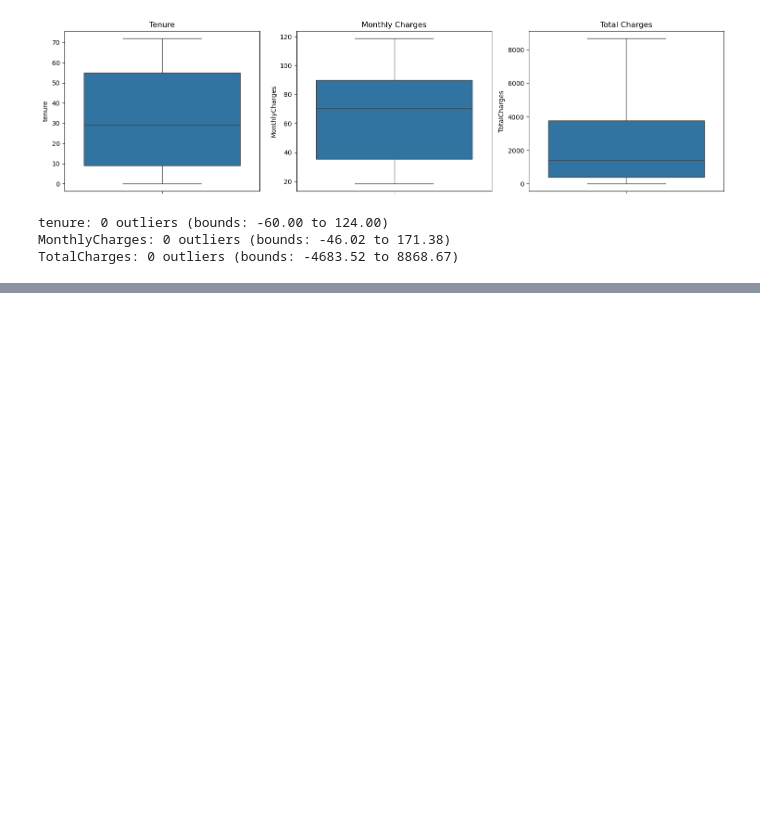
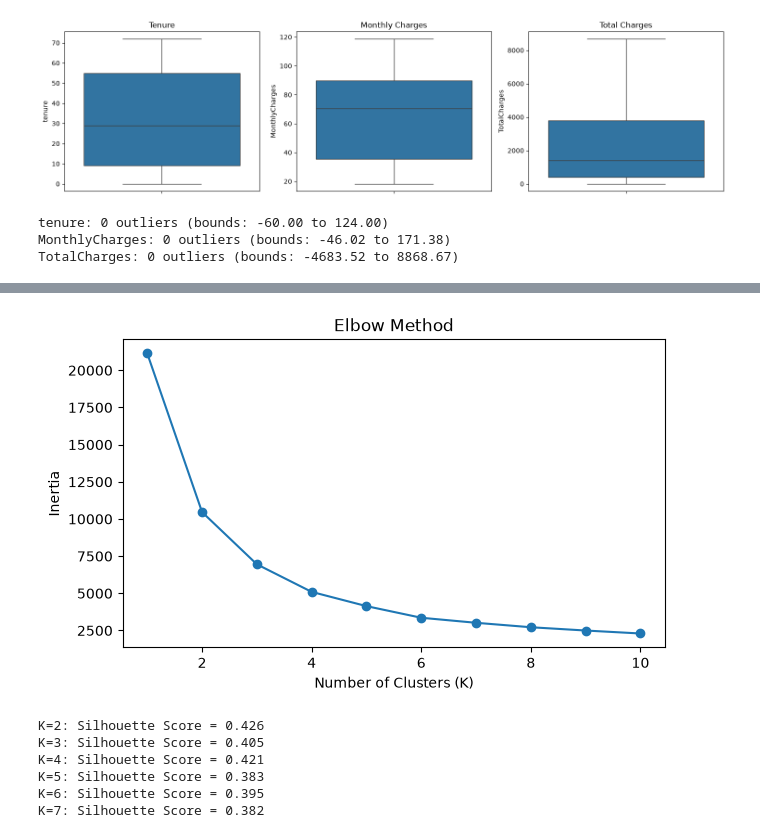
Before and after one commit to Tanmay083/customer-segmentation-churn-prediction, a Jupyter notebook: notebooks/01.ipynb, the cells around one changed output, grey strips where cells are left out. Saved outputs shown, nothing was run; the diff lists cells and outputs as text; code cells hidden in the pictures; blank space fills up the shorter version.

Commit message:
Add RFM segmentation, K-Means clustering, and churn prediction models

```diff
--- a/notebooks/01.ipynb
+++ b/notebooks/01.ipynb
@@ -178,0 +186,8 @@ plt.show()
+# %%
+service_cols = ['PhoneService', 'MultipleLines', 'OnlineSecurity', 'OnlineBackup',
+                 'DeviceProtection', 'TechSupport', 'StreamingTV', 'StreamingMovies']
+
+# Count how many of these equal exactly 'Yes' for each customer
+df['ServiceCount'] = (df[service_cols] == 'Yes').sum(axis=1)
+
+df['ServiceCount'].describe()
@@ -178,0 +218,4 @@ plt.show()
+# %%
+rfm = df[['customerID', 'tenure', 'ServiceCount', 'MonthlyCharges']].copy()
+rfm.columns = ['customerID', 'Recency', 'Frequency', 'Monetary']
+rfm.head()
@@ -178,0 +229,39 @@ plt.show()
+# %%
+from sklearn.preprocessing import StandardScaler
+
+scaler = StandardScaler()
+rfm_scaled = scaler.fit_transform(rfm[['Recency', 'Frequency', 'Monetary']])
+# %%
+from sklearn.cluster import KMeans
+
+inertia = []
+K_range = range(1, 11)
+
+for k in K_range:
+    km = KMeans(n_clusters=k, random_state=42, n_init=10)
+    km.fit(rfm_scaled)
+    inertia.append(km.inertia_)
+
+plt.figure(figsize=(7,4))
+plt.plot(K_range, inertia, marker='o')
+plt.xlabel('Number of Clusters (K)')
+plt.ylabel('Inertia')
+plt.title('Elbow Method')
+plt.show()
+# %% [output]
+[figure, added]
+# %%
+from sklearn.metrics import silhouette_score
+
+for k in range(2, 8):
+    km = KMeans(n_clusters=k, random_state=42, n_init=10)
+    labels = km.fit_predict(rfm_scaled)
+    score = silhouette_score(rfm_scaled, labels)
+    print(f"K={k}: Silhouette Score = {score:.3f}")
+# %% [output]
+K=2: Silhouette Score = 0.426
+K=3: Silhouette Score = 0.405
+K=4: Silhouette Score = 0.421
+K=5: Silhouette Score = 0.383
+K=6: Silhouette Score = 0.395
+K=7: Silhouette Score = 0.382
```
Also changed, not shown: parts of 22 cells of this notebook.
